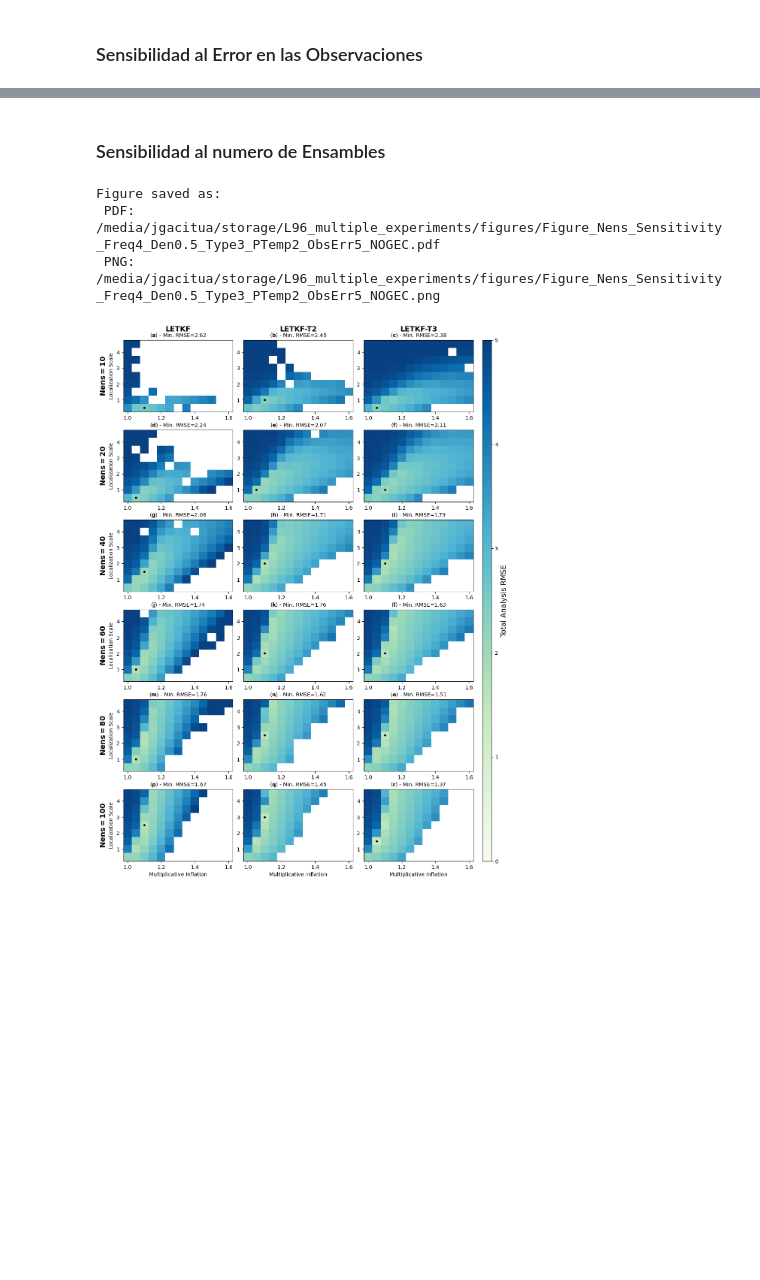
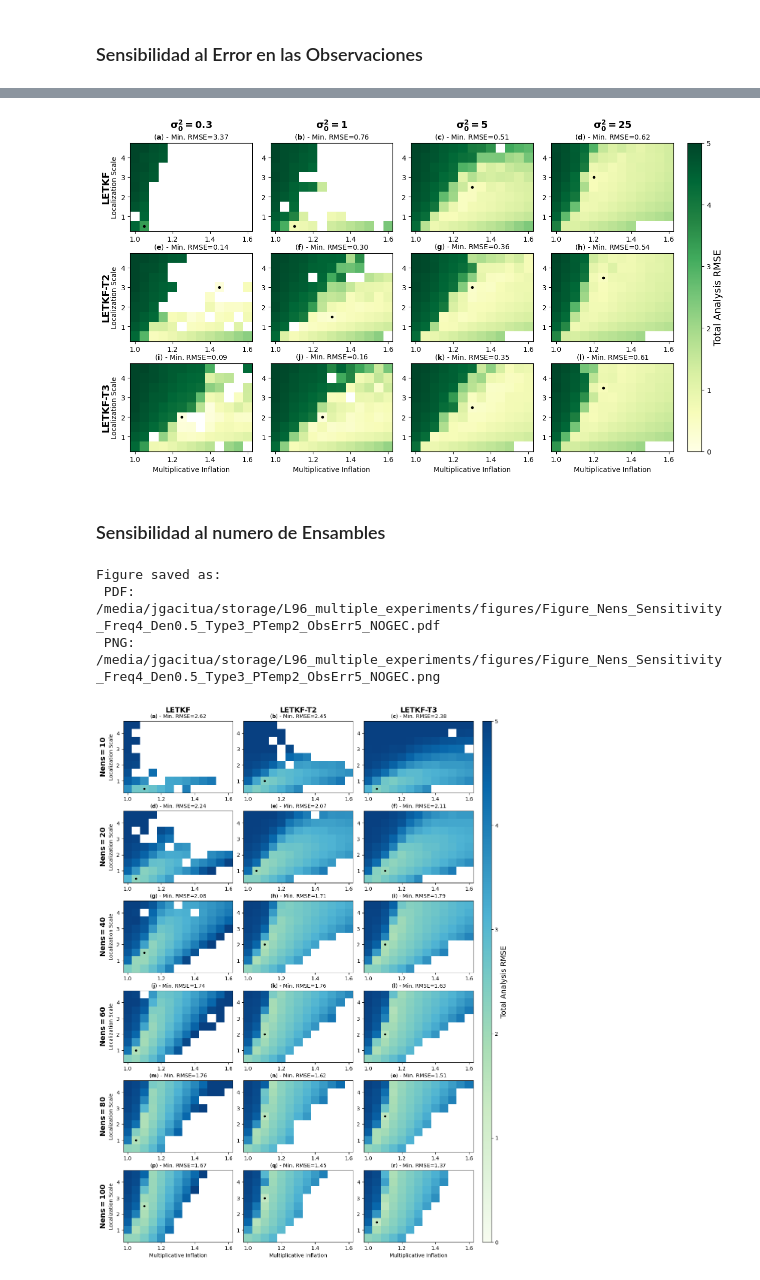
Before and after one commit to jgacituag/L96_multiple_experiments, a Jupyter notebook: codes_figures/test_plot.ipynb, the cells around one changed output, grey strips where cells are left out. Saved outputs shown, nothing was run; the diff lists cells and outputs as text; code cells hidden in the pictures; blank space fills up the shorter version.

```diff
--- a/codes_figures/test_plot.ipynb
+++ b/codes_figures/test_plot.ipynb
@@ -92,0 +93,85 @@ Figure saved as:
+# %%
+import matplotlib.pyplot as plt
+import numpy as np
+import os
+import common_function as cf
+# Configuración
+obs_errs = ['0.3', '1', '5', '25']
+ntemps = [1, 2, 3]
+labels = ['LETKF', 'LETKF-T2', 'LETKF-T3']
+
+base_path  = r'/media/jgacitua/storage/L96_multiple_experiments/data/LETKF'
+output_dir = r'/media/jgacitua/storage/L96_multiple_experiments/figures'
+nens = 20
+freq = 4
+den = 1.0
+alpha = 2
+gec = '_NOGEC'
+fig, axes = plt.subplots(len(ntemps), len(obs_errs), figsize=(14, 8),  # Wider layout
+                         sharex=False, sharey=False,
+                         gridspec_kw={'hspace': 0.25, 'wspace': 0.15})
+
+cbar_ax = fig.add_axes([0.92, 0.11, 0.02, 0.77])  # x, y, width, height
+
+vmin, vmax = 0, 5
+panel_label_counter = 0
+
+for j, ntemp in enumerate(ntemps):
+    for i, obs in enumerate(obs_errs):
+        filename = f'LETKF_Paper_Nature_Freq{freq}_Den{den}_Type3_ObsErr{obs}_Nens{nens}_NTemp{ntemp}_alpha{alpha}{gec}.npz'
+        filepath = os.path.join(base_path, filename)
+
+        ax = axes[j, i]
+
+        if os.path.exists(filepath):
+            data = np.load(filepath, allow_pickle=True)
+            mult_inf_range = data['mult_inf_range']
+            loc_scale_range = data['loc_scale_range']
+            total_analysis_rmse = data['total_analysis_rmse']
+
+            NormalEnd = 1 - data['NormalEnd']
+            NormalEnd = NormalEnd.astype(bool)
+            total_analysis_rmse[NormalEnd] = np.nan
+            total_analysis_rmse = cf.outlier_rmse_filter(total_analysis_rmse)
+
+            min_rmse = np.nanmin(total_analysis_rmse)
+            idx_min = np.where(total_analysis_rmse == min_rmse)
+            best_mult_inf = mult_inf_range[idx_min[0][0]]
+            best_loc_scale = loc_scale_range[idx_min[1][0]]
+
+            im = ax.pcolormesh(mult_inf_range, loc_scale_range, total_analysis_rmse.T,
+                               vmin=vmin, vmax=vmax, cmap='YlGn', edgecolors='lightgray', linewidth=0.001)
+            ax.plot(best_mult_inf, best_loc_scale, 'k.', markersize=6)
+
+            panel_label = rf"$\bf{{{chr(97 + panel_label_counter)}}}$"
+            ax.set_title(f"({panel_label}) - Min. RMSE={min_rmse:.2f}", fontsize=10)
+            panel_label_counter += 1
+
+            if i == 0:
+                ax.set_ylabel('Localization Scale', fontsize=10)
+            if j == len(ntemps) - 1:
+                ax.set_xlabel('Multiplicative Inflation', fontsize=10)
+
+# Column headers (σ²₀ labels)
+for i, obs in enumerate(obs_errs):
+    axes[0, i].annotate(rf"$\bf{{\sigma^2_0 = {obs}}}$", xy=(0.5, 1.12), xycoords='axes fraction',
+                        va='bottom', ha='center', fontsize=14, weight='bold')
+
+# Row labels (LETKF versions)
+for j, label in enumerate(labels):
+    axes[j, 0].annotate(label, xy=(-0.2, 0.5), xycoords='axes fraction',
+                        rotation=90, va='center', ha='center', fontsize=14, weight='bold')
+
+cbar = fig.colorbar(im, cax=cbar_ax)
+cbar.set_label('Total Analysis RMSE', fontsize=14)
+
+os.makedirs(output_dir, exist_ok=True)
+figname = f"Figure_ObsError_Sensitivity_Nens{nens}_Freq{freq}_Den{den}_Type3_PTemp{alpha}{gec}_WIDE"
+output_pdf = os.path.join(output_dir, f"{figname}.pdf")
+output_png = os.path.join(output_dir, f"{figname}.png")
+
+plt.savefig(output_pdf, dpi=300, bbox_inches='tight', format='pdf')
+plt.savefig(output_png, dpi=300, bbox_inches='tight', format='png')
+
+print(f"Figure saved as: \n PDF: {output_pdf} \n PNG: {output_png}")
+# %% [output]
@@ -93,3 +181,4 @@ Figure saved as:
+[figure, added]
 # %% [markdown]
 ### Sensibilidad al numero de Ensambles
 # %%
```
Also changed, not shown: parts of 4 cells of this notebook.
